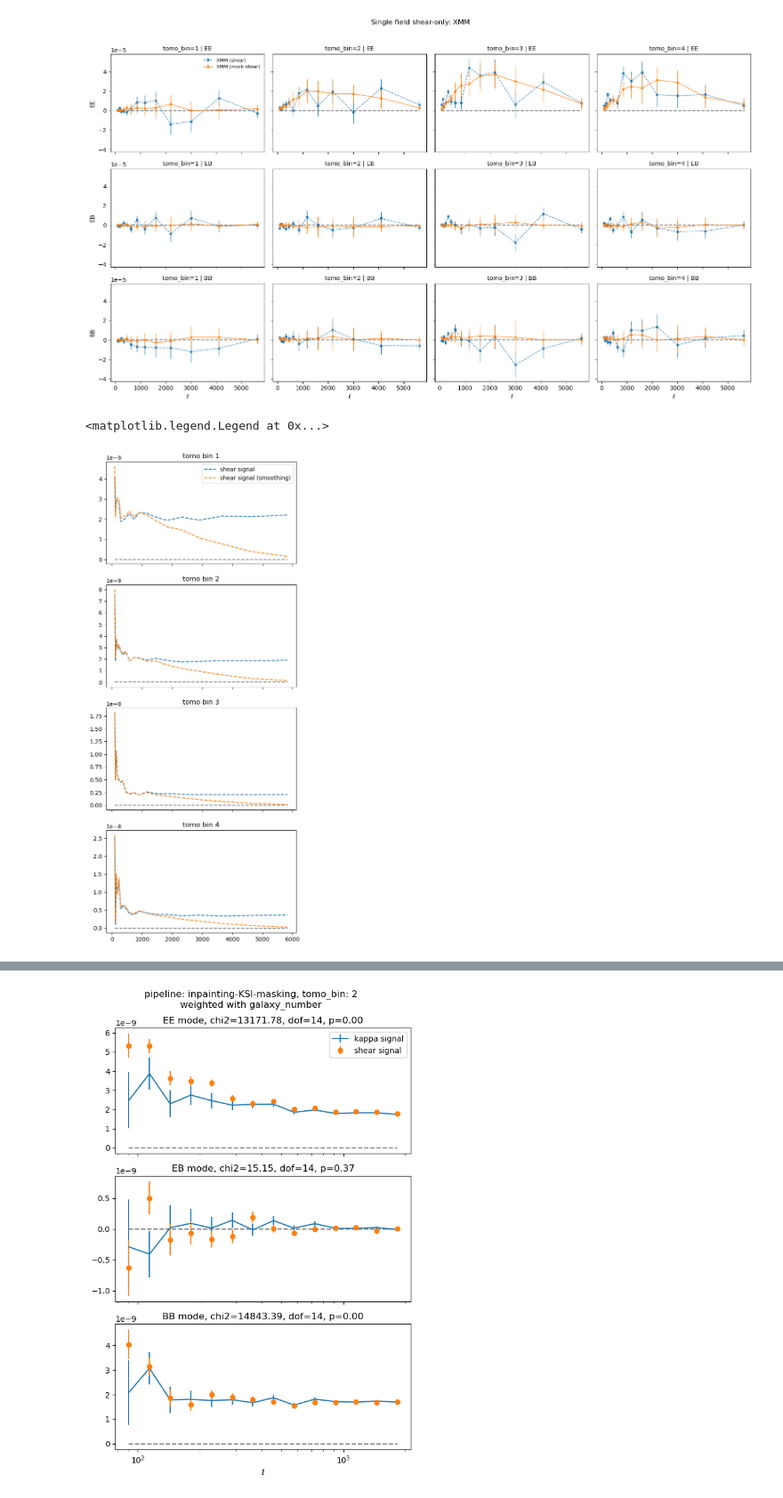
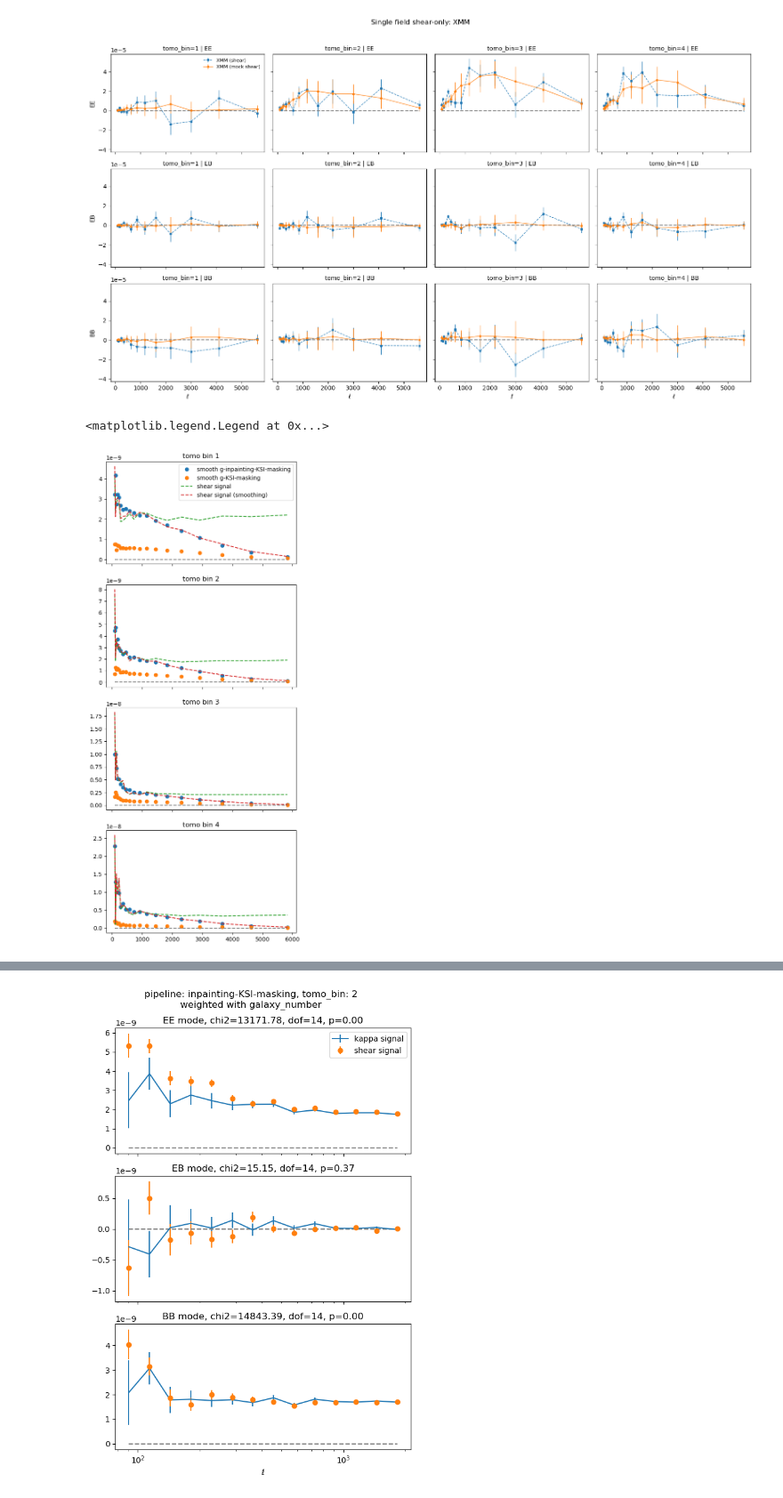
Before and after one commit to MeloDi-23/HSC-NG-Y3, a Jupyter notebook: kappa_signal_final_tomobin.ipynb, the cells around one changed output, grey strips where cells are left out. Shown at 89% size. Cells and saved outputs as stored; diff of their text form; code cells hidden in the pictures.

```diff
--- a/kappa_signal_final_tomobin.ipynb
+++ b/kappa_signal_final_tomobin.ipynb
@@ -152,10 +151,11 @@ procedure = 'smooth g-inpainting-KSI-masking'
 for procedure in [
     'smooth g-inpainting-KSI-masking',
     'smooth g-KSI-masking',
-    'KSI-masking-smooth k',
-    'inpainting-KSI-masking-smooth k',
-    'KSI-masking',
-    'inpainting-KSI-masking'
+    'smooth g-inpainting-KSI-masking-smooth k',
+    # 'KSI-masking-smooth k',
+    # 'inpainting-KSI-masking-smooth k',
+    # 'KSI-masking',
+    # 'inpainting-KSI-masking'
 ]:
     for field in name_fields:
         for zbin in [1,2,3,4]:
@@ -165,10 +165,11 @@ for procedure in [
 for procedure in [
     'smooth g-inpainting-KSI-masking',
     'smooth g-KSI-masking',
-    'KSI-masking-smooth k',
-    'inpainting-KSI-masking-smooth k',
+    'smooth g-inpainting-KSI-masking-smooth k',
+    # 'KSI-masking-smooth k',
+    # 'inpainting-KSI-masking-smooth k',
     # 'KSI-masking',
-    'inpainting-KSI-masking'
+    # 'inpainting-KSI-masking'
 ]:
     for field in name_fields:
         for zbin in [1,2,3,4]:
@@ -246,7 +247,7 @@ def weighted_average_shear(mode_name, tomo_bin, _slice, weight='inverse_cov', us
             # stat_g = array2dict_k(np.loadtxt(f"results/Cl_results_{field}_smooth_g_z{tomo_bin}_negg2_smooth.txt"))      # smoothed here.
             stat_g = array2dict_k(np.loadtxt(f"results/Cl_results_shear_{field}_z{tomo_bin}_negg2_masked_smooth.txt"))      # smoothed here.
         else:
-            stat_g = array2dict_k(np.loadtxt(f"results/Cl_results_{field}_smooth_g_z{tomo_bin}_negg2_cmp.txt"))         # no smooth
+            stat_g = array2dict_k(np.loadtxt(f"results/Cl_results_shear_{field}_z{tomo_bin}_negg2_unsmooth.txt"))         # no smooth
 
         s_real = stat_g[mode_name] - stat_g[f"{mode_name}_rm"]
 
@@ -421,7 +422,15 @@ for ax, tb in zip(axes, tomobins):
         ell_factor = ls * (ls + 1) / (2 * np.pi)
         y = ell_factor * s_g
         yerr = ell_factor * np.sqrt(np.diag(C_gg))
-        ax.errorbar(ls, y, yerr=yerr, fmt=fmt, ms=3, lw=1, label=mode_name)
+        line = ax.errorbar(ls, y, yerr=yerr, fmt=fmt, ms=3, lw=1, label=mode_name)
+
+        ls, s_g, C_gg, _ = weighted_average_shear(
+            mode_name, tb, selected_slice, weight=weight, use_legacy=True
+        )
+        ell_factor = ls * (ls + 1) / (2 * np.pi)
+        y = ell_factor * s_g
+        yerr = ell_factor * np.sqrt(np.diag(C_gg))
+        ax.errorbar(ls, y, yerr=yerr, fmt=fmt, ms=3, lw=1, label=f"{mode_name} (smooth)")
 
     ax.axhline(0, ls.min(), ls.max(), ls="--", color="gray")
     ax.set_title(f"tomo_bin = {tb}")
@@ -495,33 +504,43 @@ plt.show()
 # %%
 fig, axes = plt.subplots(4, 1, figsize=(6, 15), sharex=True)
 
 selected_slice = slice(None, None)
 weight = 'galaxy_number'  # 'inverse_cov' or 'galaxy_number'
 
 mode_name = 'EE'
 
 for tomo in [1, 2, 3, 4]:
     ax = axes[tomo-1]
     # procedure = 'inpainting-KSI-masking'
     # ls, s_icov, C_icov, SN_icov = weighted_average_signoise(mode_name, procedure, tomo, selected_slice, weight=weight)
     # ax.errorbar(ls, s_icov, np.sqrt([C_icov[i,i] for i in range(len(ls))]), label=procedure)
 
     # procedure = 'KSI-masking-smooth k'
     # ls, s_icov, C_icov, SN_icov = weighted_average_signoise(mode_name, procedure, tomo, selected_slice, weight=weight)
     # ax.errorbar(ls, s_icov, np.sqrt([C_icov[i,i] for i in range(len(ls))]), label=procedure)
 
+    procedure = 'smooth g-inpainting-KSI-masking'
+    ls, s_k, C_kk, SN_k = weighted_average_signoise(mode_name, procedure, tomo, selected_slice, weight=weight)
+    ax.plot(ls, s_k, marker='o', linestyle='', label=procedure)
+
+
+    procedure = 'smooth g-KSI-masking'
+    ls, s_k, C_kk, SN_k = weighted_average_signoise(mode_name, procedure, tomo, selected_slice, weight=weight)
+    ax.plot(ls, s_k, marker='o', linestyle='', label=procedure)
+
     ls, s_g, C_gg, SN_g = weighted_average_shear_signoise(mode_name, tomo, selected_slice, weight=weight, name_fields=['XMM'])
     ax.plot(ls, s_g, marker='', linestyle='--', label='shear signal')
 
     ls, s_g, C_gg, SN_g = weighted_average_shear_signoise(mode_name, tomo, selected_slice, weight=weight, use_legacy=True, name_fields=['XMM'])
     ax.plot(ls, s_g, marker='', linestyle='--', label='shear signal (smoothing)')
+
     ax.hlines(0, ls.min(), ls.max(), linestyles='--', colors='grey')
     ax.set_title(f'tomo bin {tomo}')
 # axes[0].set_xlim(0, 1000)
 axes[0].legend()
 # %% [output]
 <matplotlib.legend.Legend at 0x...>
-[figure, old version]
+[figure, new version]
 # %%
 field = 'WIDE12H'
 tomo_bin = 3
```
Also changed, not shown: parts of 5 cells of this notebook, 6 other files.
